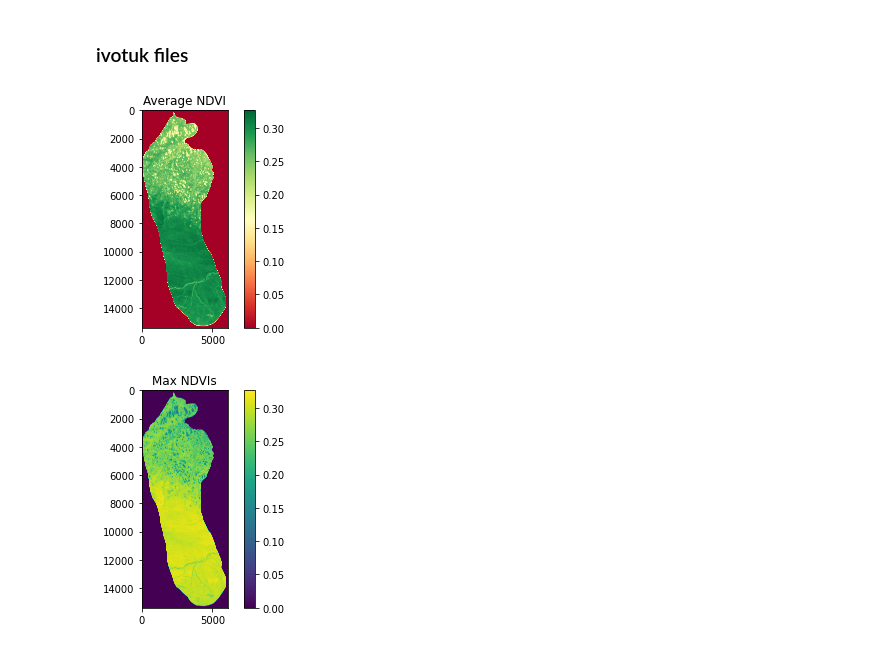
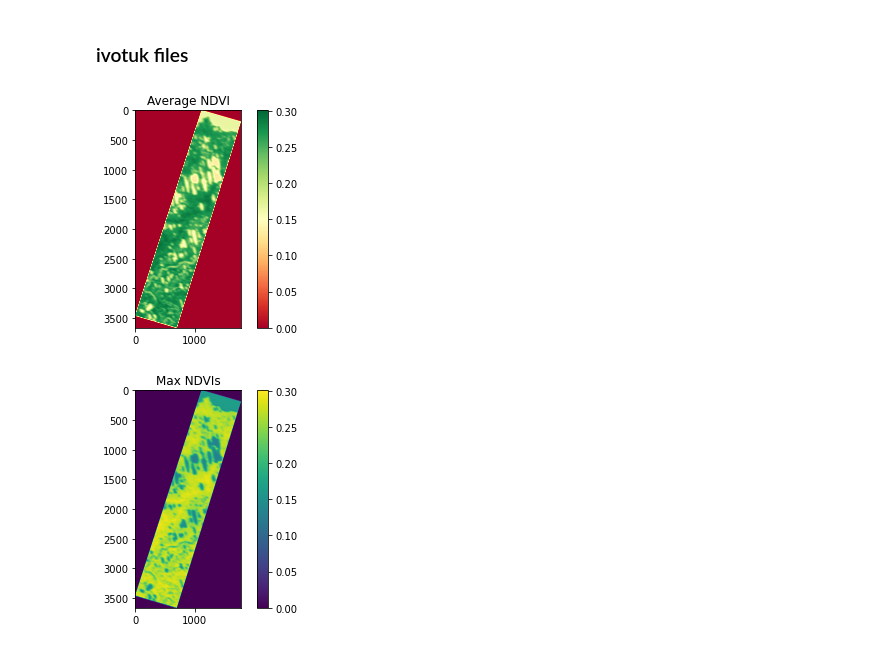
Before and after one commit to Aryal007/MODIS_NDVI_Alaska, a Jupyter notebook: get_csv.ipynb, the cells around one changed output. Cells and saved outputs as stored; diff of their text form; code cells hidden in the pictures.

```diff
--- a/get_csv.ipynb
+++ b/get_csv.ipynb
@@ -9,14 +9,16 @@ import matplotlib.pyplot as plt
 ### Location where data is stored
 # %%
 DATA_DIR = Path("/datadrive/MODIS_NDVI_Alaska/modis/tiffs_numpy/")
-SHAPEFILE_DIR = Path("/datadrive/MODIS_NDVI_Alaska/modis/shps/")
+SHAPEFILE_DIR = Path("/datadrive/MODIS_NDVI_Alaska/modis/shps/ROI_small")
 
 ANWR_DIR = DATA_DIR / "anwr"
-IVOTUK_DIR = DATA_DIR / "ivotuk"
+IVOTUK_NORTH_DIR = DATA_DIR / "ivotuk_north"
+IVOTUK_SOUTH_DIR = DATA_DIR / "ivotuk_south"
 PRUDHOEBAY_DIR = DATA_DIR / "prudhoebay"
-ANWR_SHAPEFILE_DIR = SHAPEFILE_DIR / "ANWR.shp"
-IVOTUK_SHAPEFILE_DIR = SHAPEFILE_DIR / "Brw_Atq_Ivotuk.shp"
-PRUDHOEBAY_SHAPEFILE_DIR = SHAPEFILE_DIR / "PrudhoeBay.shp"
+ANWR_SHAPEFILE_DIR = SHAPEFILE_DIR / "ANWR_small.shp"
+IVOTUK_NORTH_SHAPEFILE_DIR = SHAPEFILE_DIR / "Ivotuk_north_small.shp"
+IVOTUK_SOUTH_SHAPEFILE_DIR = SHAPEFILE_DIR / "Ivotuk_south_small.shp"
+PRUDHOEBAY_SHAPEFILE_DIR = SHAPEFILE_DIR / "PrudhoeBay_small.shp"
 df = pd.DataFrame(columns=["region","date","max_ndvi"])
 # %% [markdown]
 ### ANWR files
@@ -87,33 +89,33 @@ plt.show()
 # %% [markdown]
 ### ivotuk files
 # %%
-files = glob.glob(str(IVOTUK_DIR / "*"))
+files = glob.glob(str(IVOTUK_NORTH_DIR / "*"))
 average_ndvi = np.zeros_like(np.load(files[0]), dtype=np.float32)
 max_ndvi = np.zeros_like(np.load(files[0]), dtype=np.float32)
 for i in range(len(files)):
     x = np.load(files[i])
     _date = datetime.strptime(os.path.basename(files[i]), "%Y_%m_%d.npy")
-    _region = "ivotuk"
+    _region = "ivotuk_north"
     _max = np.max(x)
     df.loc[len(df.index)] = [_region, _date, _max]
     average_ndvi += x
     max_ndvi += (x == np.max(x)).astype(np.uint8)
 average_ndvi = average_ndvi/len(files)
 max_ndvi = max_ndvi/len(files)
 minimum, maximum = -2000, 10000
 average_ndvi = (average_ndvi - minimum) / (maximum - minimum)
 np.save(DATA_DIR / "ivotuk_average", average_ndvi)
 np.save(DATA_DIR / "ivotuk_max", max_ndvi)
 plt.figure()
 plt.imshow(average_ndvi, cmap="RdYlGn")
 plt.title("Average NDVI")
 plt.colorbar()
 plt.show()
 plt.figure()
 plt.imshow(average_ndvi)
 plt.title("Max NDVIs")
 plt.colorbar()
 plt.show()
 # %% [output]
-[figure, old version]
+[figure, new version]
-[figure, old version]
+[figure, new version]
```
Also changed, not shown: parts of 3 cells of this notebook, 5 other files.
